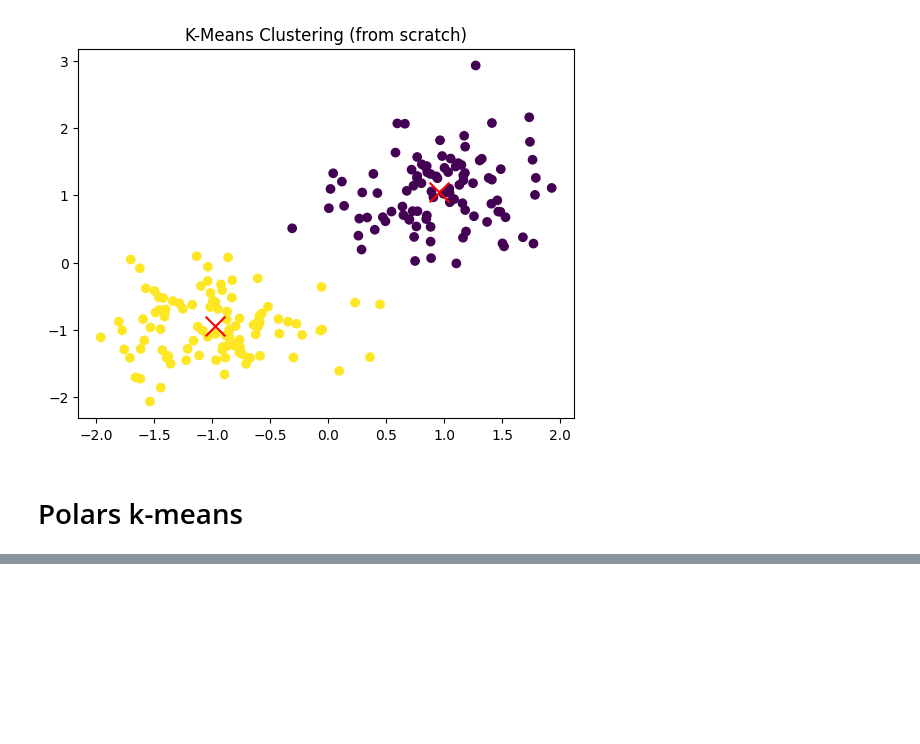
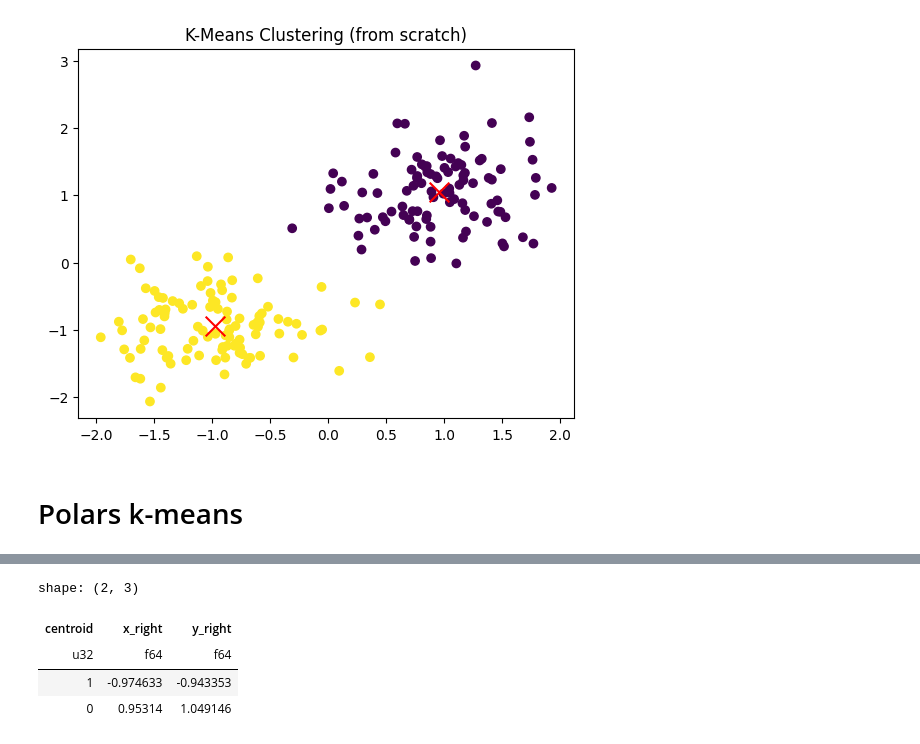
Before and after one commit to ongxuanhong/polar_duckdb_benchmarks, a Jupyter notebook: 04_kmeans.ipynb, the cells around one changed output, grey strips where cells are left out. Drawn from its saved outputs; the diff is of its cells as text; code cells hidden in the pictures; blank space fills up the shorter version.

```diff
--- a/04_kmeans.ipynb
+++ b/04_kmeans.ipynb
@@ -259,0 +281,8 @@ plt.show()
+# %%
+centroids
+# %% [output]
+shape: (2, 3)
+| centroid | x_right | y_right |
+| u32 | f64 | f64 |
+| 1 | -0.974633 | -0.943353 |
+| 0 | 0.95314 | 1.049146 |
```
Also changed, not shown: parts of 6 cells of this notebook.
